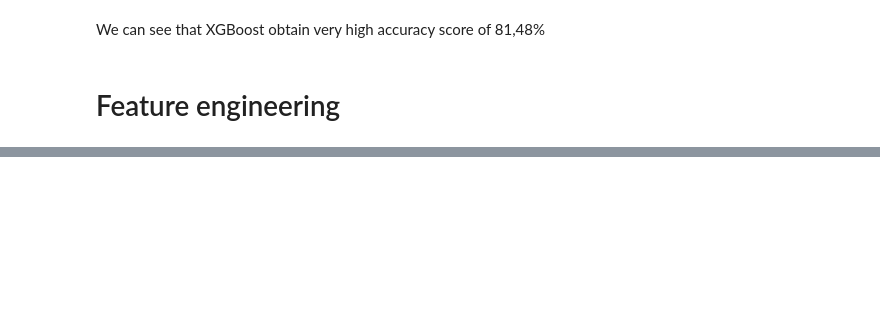
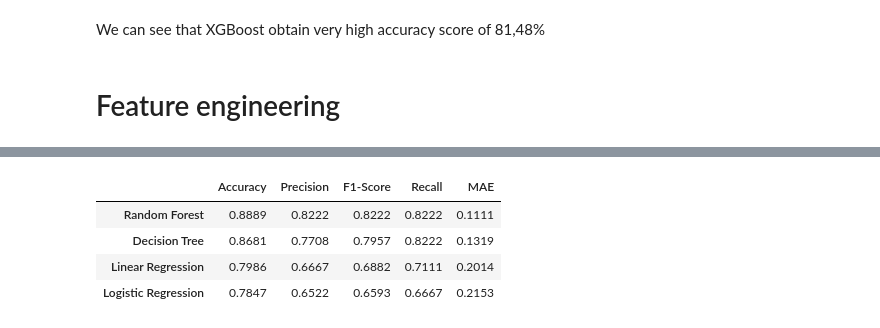
Before and after one commit to Ettiene-Koekemoer/Machine-Learning-382-Project2-Group_J, a Jupyter notebook: modeling.ipynb, the cells around one changed output, grey strips where cells are left out. Drawn from its saved outputs; the diff is of its cells as text; code cells hidden in the pictures; blank space fills up the shorter version.

```diff
--- a/modeling.ipynb
+++ b/modeling.ipynb
@@ -742,0 +685,87 @@ pd.DataFrame(
+# %%
+accuracy_scores = []
+precisions = []
+f1_scores = []
+recalls = []
+mae_scores = []
+
+engineered_df = OneHotEncoder(use_cat_names=True).fit_transform(engineered_df)
+
+x = engineered_df.drop(columns=[target], inplace=False)
+y = engineered_df[target]
+
+x_Train, x_Test, y_Train, y_Test = train_test_split(x, y, test_size=0.4, random_state=42)
+
+# Refit linear model
+lin_model.fit(x_Train, y_Train)
+
+# Train model
+y_test_lin_prob = lin_model.predict(x_Test)
+y_test_lin_pred = (y_test_lin_prob > 0.5).astype(int)
+
+# Populate evaluation metrics
+accuracy_scores.append(round(accuracy_score(y_Test, y_test_lin_pred),4)),
+precisions.append(round(precision_score(y_Test, y_test_lin_pred),4)),
+recalls.append(round(recall_score(y_Test, y_test_lin_pred),4)),
+f1_scores.append(round(f1_score(y_Test, y_test_lin_pred),4))
+mae_scores.append(round(mean_absolute_error(y_Test,y_test_lin_pred),4))
+
+# Refit logistic model
+log_Model.fit(x_Train, y_Train)
+
+# Train model
+y_test_log_pred = log_Model.predict(x_Test)
+
+# Populate evaluation metrics
+accuracy_scores.append(round(accuracy_score(y_Test, y_test_log_pred),4)),
+precisions.append(round(precision_score(y_Test, y_test_log_pred),4)),
+recalls.append(round(recall_score(y_Test, y_test_log_pred),4)),
+f1_scores.append(round(f1_score(y_Test, y_test_log_pred),4))
+mae_scores.append(round(mean_absolute_error(y_Test,y_test_log_pred),4))
+
+# Refit tree model
+tree_Model.fit(x_Train, y_Train)
+
+y_test_tree_pred = tree_Model.predict(x_Test)
+
+# Populate evaluation metrics
+accuracy_scores.append(round(accuracy_score(y_Test, y_test_tree_pred),4)),
+precisions.append(round(precision_score(y_Test, y_test_tree_pred),4)),
+recalls.append(round(recall_score(y_Test, y_test_tree_pred),4)),
+f1_scores.append(round(f1_score(y_Test, y_test_tree_pred),4))
+mae_scores.append(round(mean_absolute_error(y_Test,y_test_tree_pred),4))
+
+# Refit forest model
+forest_model.fit(x_Train, y_Train)
+
+# Train model
+y_test_for_pred = forest_model.predict(x_Test)
+
+# Populate evaluation metrics
+accuracy_scores.append(round(accuracy_score(y_Test, y_test_for_pred),4)),
+precisions.append(round(precision_score(y_Test, y_test_for_pred),4)),
+recalls.append(round(recall_score(y_Test, y_test_for_pred),4)),
+f1_scores.append(round(f1_score(y_Test, y_test_for_pred),4))
+mae_scores.append(round(mean_absolute_error(y_Test,y_test_for_pred),4))
+
+metrics_2 = {
+        'Accuracy': accuracy_scores,
+        'Precision': precisions,
+        'F1-Score': f1_scores,
+        'Recall': recalls,
+        'MAE': mae_scores
+    }
+
+pd.DataFrame(
+    data=metrics_2,
+    index=['Linear Regression','Logistic Regression', 'Decision Tree','Random Forest']
+).sort_values(
+    by='Accuracy',
+    ascending=False
+)
+# %% [output]
+|  | Accuracy | Precision | F1-Score | Recall | MAE |
+| Random Forest | 0.8889 | 0.8222 | 0.8222 | 0.8222 | 0.1111 |
+| Decision Tree | 0.8681 | 0.7708 | 0.7957 | 0.8222 | 0.1319 |
+| Linear Regression | 0.7986 | 0.6667 | 0.6882 | 0.7111 | 0.2014 |
+| Logistic Regression | 0.7847 | 0.6522 | 0.6593 | 0.6667 | 0.2153 |
```
Also changed, not shown: parts of 44 cells of this notebook.
